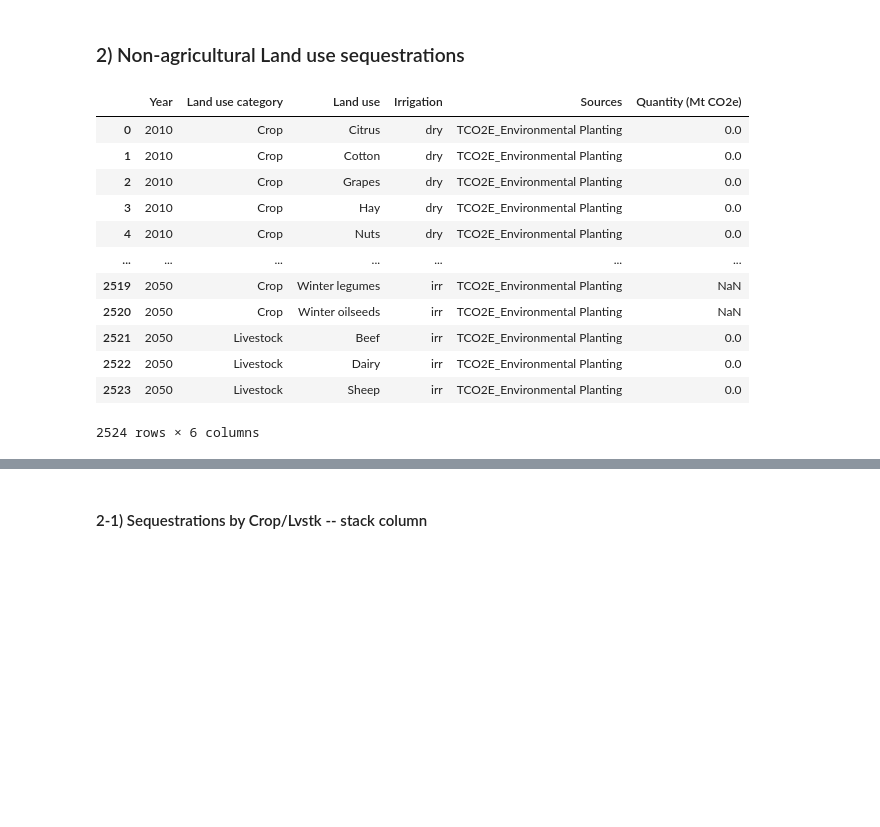
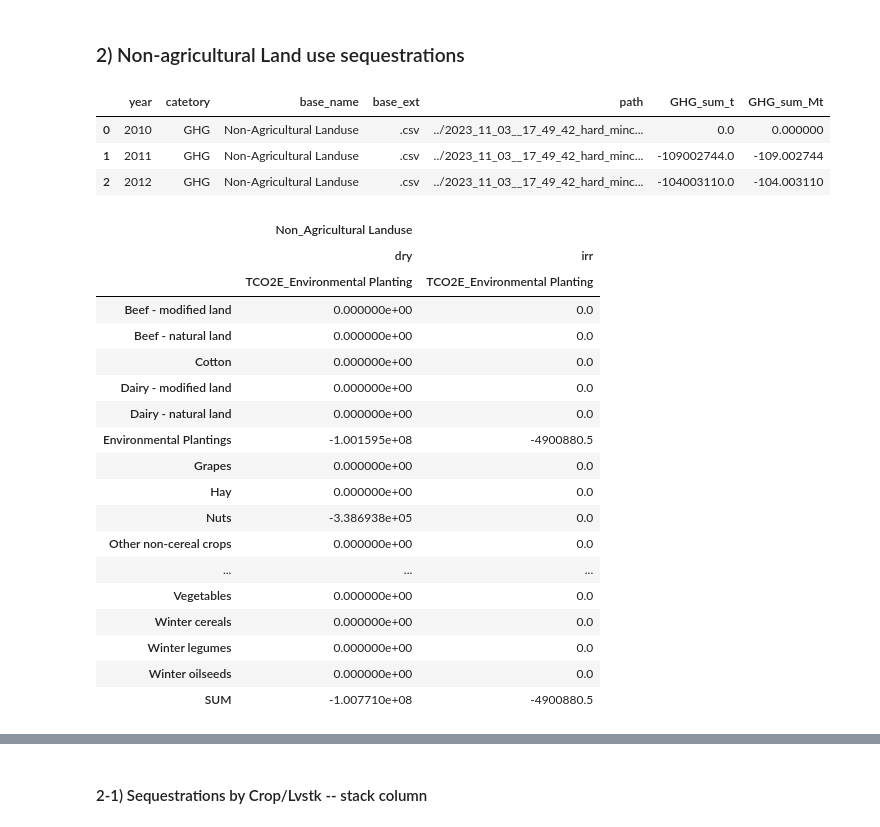
Before and after one commit to JinzhuWANG/VIS_LUTO, a Jupyter notebook: VIS_01_GHG.ipynb, the cells around one changed output, grey strips where cells are left out. Saved outputs shown, nothing was run; the diff lists cells and outputs as text; code cells hidden in the pictures; blank space fills up the shorter version.

```diff
--- a/VIS_01_GHG.ipynb
+++ b/VIS_01_GHG.ipynb
@@ -148,19 +148,3 @@ GHG_lu_source_plot
 # %%
 # Initialize the class
 non_ag_lucc_GHG = get_GHG_plots(GHG_files,'Non-Agricultural Landuse','GHG sequestration (Mt CO2e)')
-# %%
-non_ag_lucc_GHG.GHG_df_long
-# %% [output]
-|  | Year | Land use category | Land use | Irrigation | Sources | Quantity (Mt CO2e) |
-| 0 | 2010 | Crop | Citrus | dry | TCO2E_Environmental Planting | 0.0 |
-| 1 | 2010 | Crop | Cotton | dry | TCO2E_Environmental Planting | 0.0 |
-| 2 | 2010 | Crop | Grapes | dry | TCO2E_Environmental Planting | 0.0 |
-| 3 | 2010 | Crop | Hay | dry | TCO2E_Environmental Planting | 0.0 |
-| 4 | 2010 | Crop | Nuts | dry | TCO2E_Environmental Planting | 0.0 |
-| ... | ... | ... | ... | ... | ... | ... |
-| 2519 | 2050 | Crop | Winter legumes | irr | TCO2E_Environmental Planting | NaN |
-| 2520 | 2050 | Crop | Winter oilseeds | irr | TCO2E_Environmental Planting | NaN |
-| 2521 | 2050 | Livestock | Beef | irr | TCO2E_Environmental Planting | 0.0 |
-| 2522 | 2050 | Livestock | Dairy | irr | TCO2E_Environmental Planting | 0.0 |
-| 2523 | 2050 | Livestock | Sheep | irr | TCO2E_Environmental Planting | 0.0 |
-2524 rows × 6 columns
@@ -166,0 +153,8 @@ non_ag_lucc_GHG.GHG_df_long
+# %%
+GHG_files = GHG_files.query(f'base_name == "{GHG_type}"').reset_index(drop=True)
+GHG_files.head(3)
+# %% [output]
+|  | year | catetory | base_name | base_ext | path | GHG_sum_t | GHG_sum_Mt |
+| 0 | 2010 | GHG | Non-Agricultural Landuse | .csv | ../2023_11_03__17_49_42_hard_minc... | 0.0 | 0.000000 |
+| 1 | 2011 | GHG | Non-Agricultural Landuse | .csv | ../2023_11_03__17_49_42_hard_minc... | -109002744.0 | -109.002744 |
+| 2 | 2012 | GHG | Non-Agricultural Landuse | .csv | ../2023_11_03__17_49_42_hard_minc... | -104003110.0 | -104.003110 |
@@ -166,0 +215,22 @@ non_ag_lucc_GHG.GHG_df_long
+# %%
+csv
+# %% [output]
+|  | Non_Agricultural Landuse |  |
+|  | dry | irr |
+|  | TCO2E_Environmental Planting | TCO2E_Environmental Planting |
+| Beef - modified land | 0.000000e+00 | 0.0 |
+| Beef - natural land | 0.000000e+00 | 0.0 |
+| Cotton | 0.000000e+00 | 0.0 |
+| Dairy - modified land | 0.000000e+00 | 0.0 |
+| Dairy - natural land | 0.000000e+00 | 0.0 |
+| Environmental Plantings | -1.001595e+08 | -4900880.5 |
+| Grapes | 0.000000e+00 | 0.0 |
+| Hay | 0.000000e+00 | 0.0 |
+| Nuts | -3.386938e+05 | 0.0 |
+| Other non-cereal crops | 0.000000e+00 | 0.0 |
+| ... | ... | ... |
+| Vegetables | 0.000000e+00 | 0.0 |
+| Winter cereals | 0.000000e+00 | 0.0 |
+| Winter legumes | 0.000000e+00 | 0.0 |
+| Winter oilseeds | 0.000000e+00 | 0.0 |
+| SUM | -1.007710e+08 | -4900880.5 |
```
Also changed, not shown: parts of 5 cells of this notebook, 3 other files.
